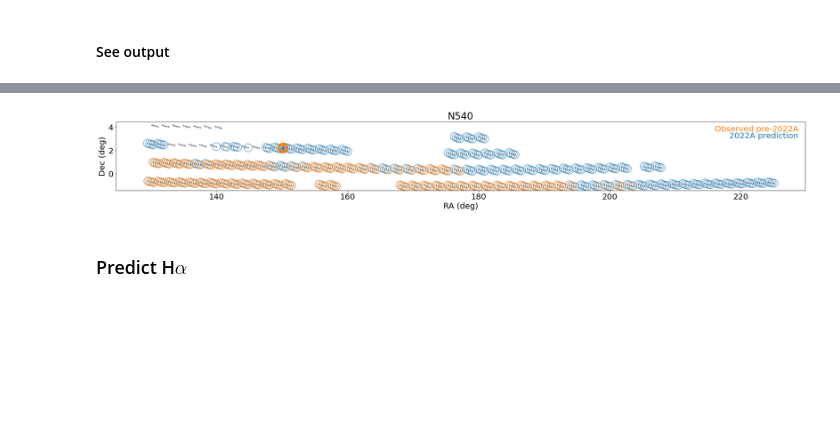
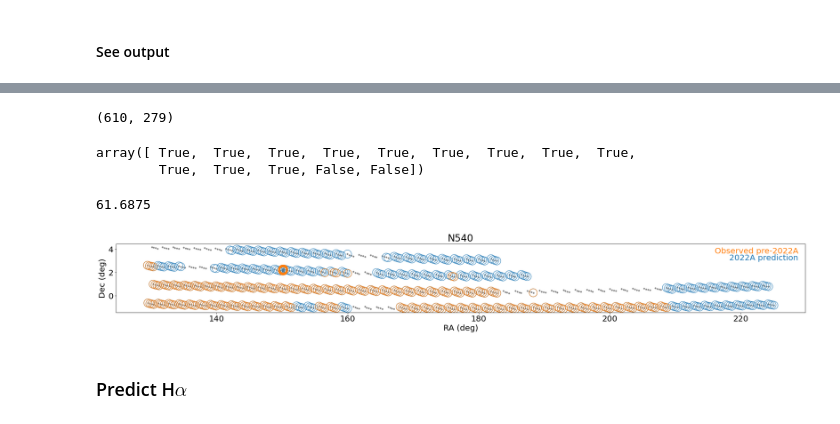
Before and after one commit to MerianSurvey/skipper, a Jupyter notebook: notebooks/Predict2022A.ipynb, the cells around one changed output, grey strips where cells are left out. Cells and saved outputs as stored; diff of their text form; code cells hidden in the pictures; blank space fills up the shorter version.

```diff
--- a/notebooks/Predict2022A.ipynb
+++ b/notebooks/Predict2022A.ipynb
@@ -24,5 +24,5 @@ import pytz
 ctio = observe.ObservingSite ()
 # %%
 oiii_pointings = sigjson_f2021b.load_mastercat_cosmos ()
-halpha_pointings = sigjson_f2021b.load_mastercat_cosmos ( '../json/gama_2022A.csv')
+halpha_pointings = sigjson_f2021b.load_mastercat_cosmos ( '../pointings/S2021A.csv')
 all_pointings = np.concatenate([oiii_pointings.index, halpha_pointings.index])
@@ -172,0 +153,2 @@ prior_pointings.is_queued.sum()
+# %%
+get_catalog_objects = lambda x: x['object'].str.extract(r'(.*?(?=_))')[0]
@@ -194,5 +204,5 @@ slots = np.asarray(slots)
 # %%
-def predict_next ( pointings, datelist, nightslot_l, priorities, is_queued ):
+def predict_next ( pointings, datelist, nightslot_l, priorities, is_queued, **kwargs ):
     ocat = observe.ObsCatalog(comment='--', proposer='Leathaud',
                               propid='2020B-0288', seqid='S2022A')
 
@@ -225,7 +235,7 @@ def predict_next ( pointings, datelist, nightslot_l, priorities, is_queued ):
                                      is_queued=is_queued.copy(),
                                      save=False,
                                      maxairmass=1.5,
-                                     object_priority=priorities )
+                                     object_priority=priorities, **kwargs )
     return is_queued
 # %% [markdown]
 #### See output
@@ -232,10 +244,11 @@ def predict_next ( pointings, datelist, nightslot_l, priorities, is_queued ):
 # %%
-# prior_pointings.reindex(oiii_pointings.index)
-is_queued = prior_pointings.reindex(oiii_pointings.index)
-oiii_predictions = predict_next ( oiii_pointings,
+# prior_s2022a.reindex(oiii_s2022a.index)
+is_queued = prior_pointings.reindex(oiii_s2022a.index)
+is_queued.loc[is_queued['is_queued'].isna(), 'is_queued'] = False
+oiii_predictions = predict_next ( oiii_s2022a,
                                   dates[filters=='N540'], slots[filters=='N540'],
-                                  {'COSMOS':0,'GAMA':1},
-                                  is_queued )
+                                  {'COSMOS':0,'GAMA':3, 'GAMAhigh':2, 'GAMAearly':1, 'GAMAlate':4},
+                                  is_queued, pad_last_hour=False )
 # %% [output]
 [predict] night slot: Second half
 obsStart: 2022/02/10 01:57 AM Santiago
@@ -387,0 +290,9 @@ Minimum airmass available: nan
+# %%
+oiii_predictions.query('is_queued').shape[0], new_obs.sum()
+# %% [output]
+(610, 279)
+# %%
+slots[filters=='N540'] > 0
+# %% [output]
+array([ True,  True,  True,  True,  True,  True,  True,  True,  True,
+        True,  True,  True, False, False])
@@ -388,31 +301,39 @@ Minimum airmass available: nan
+# %%
+# we did about 24 exposures per half night in Halpha; 48 exposures per night
+new_obs.sum() / total_time * 15. / 10.  # exposures / night
+# %% [output]
+61.6875
 # %%
 fig = plt.figure(figsize=(25,4))
 ax = plt.subplot(111)# aspect='equal')
 plt.scatter (
-    oiii_pointings['RA'],
-    oiii_pointings['dec'],
+    oiii_s2022a['RA'],
+    oiii_s2022a['dec'],
     s=10,
     color='grey',
 )
 plt.scatter (
-    oiii_pointings.reindex(oiii_predictions.query('is_queued').index)['RA'],
-    oiii_pointings.reindex(oiii_predictions.query('is_queued').index)['dec'],
+    oiii_s2022a.reindex(oiii_predictions.query('is_queued').index)['RA'],
+    oiii_s2022a.reindex(oiii_predictions.query('is_queued').index)['dec'],
     s=400, ec='C0', fc='None', lw=1
 )
+
 plt.scatter (
-    oiii_pointings.reindex(prior_pointings.query('is_queued').index)['RA'],
-    oiii_pointings.reindex(prior_pointings.query('is_queued').index)['dec'],
+    oiii_s2022a.reindex(prior_pointings.query('is_queued').index)['RA'],
+    oiii_s2022a.reindex(prior_pointings.query('is_queued').index)['dec'],
     s=400, ec='C1', fc='None'
 )
 ax.text ( 0.99, .95, 'Observed pre-2022A', ha='right', va='top', color='C1', transform=ax.transAxes )
 ax.text ( 0.99, .85, '2022A prediction', ha='right', va='top', color='C0', transform=ax.transAxes )
 ax.set_xlabel ('RA (deg)')
 ax.set_ylabel ('Dec (deg)')
 ax.set_title('N540')
+
+#plt.scatter ( oiii_pointings.loc[test, 'RA'], oiii_pointings.loc[test,'dec'], color='r', s=300 )
 plt.tight_layout()
-plt.savefig('../../figures/2022A_N540predictions.png')
+plt.savefig('../../figures/2022Aexpanded_N540predictions.png')
 # %% [output]
-[figure, old version]
+[figure, new version]
 # %% [markdown]
 ### Predict H$\alpha$
 # %% [markdown]
```
Also changed, not shown: parts of 24 cells of this notebook, 4 other files.
